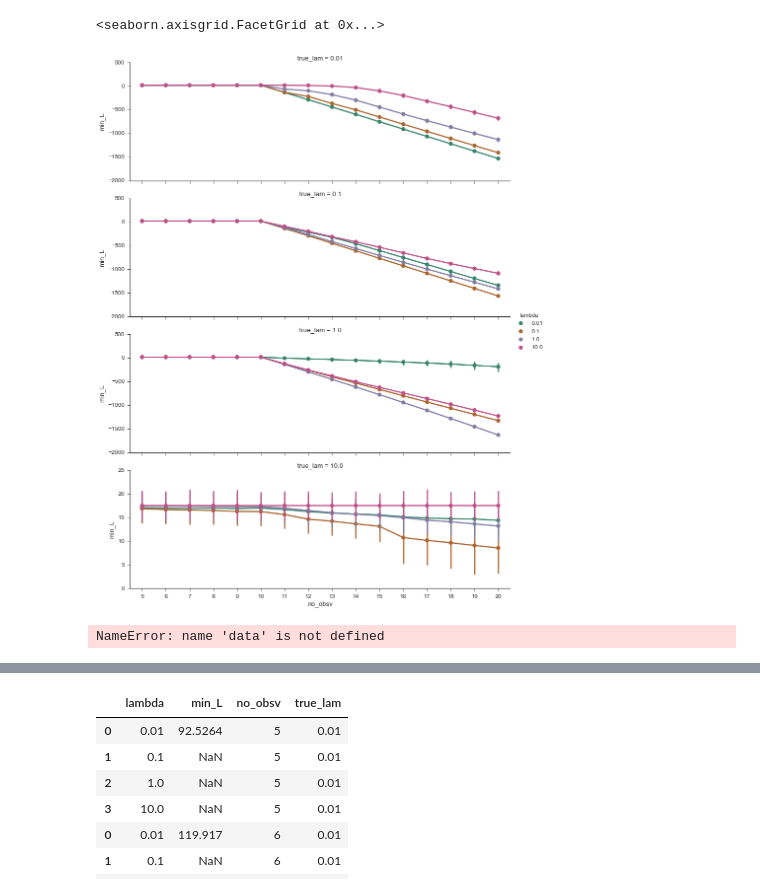
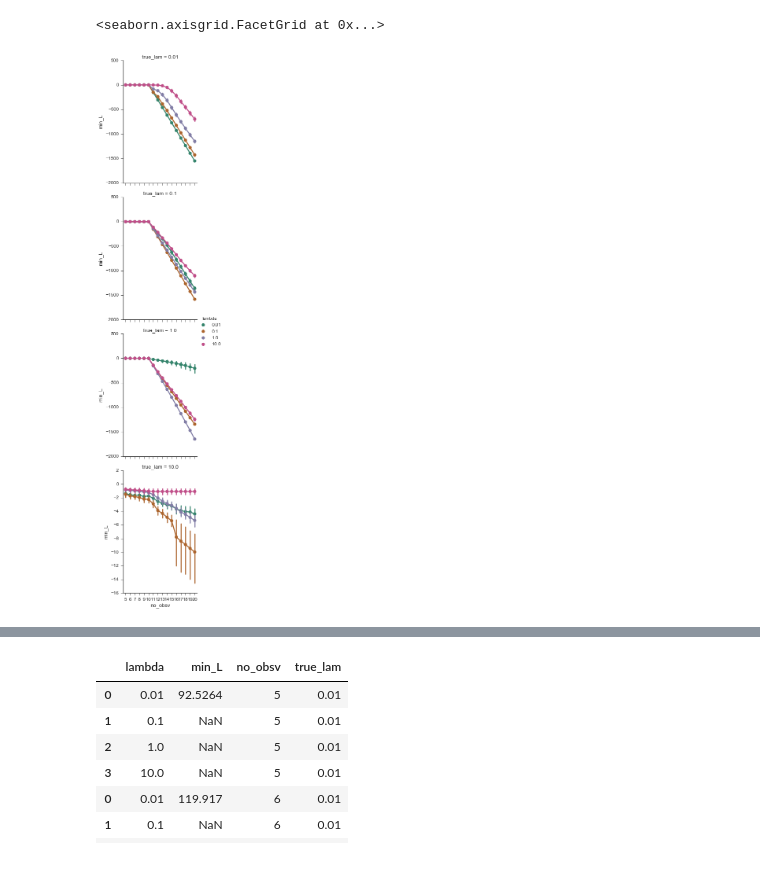
Before and after one commit to DesignInformaticsLab/EcoRacer2016, a Jupyter notebook: simulation_study/Likelihood_Plot_MAX_rosen30.ipynb, the cells around one changed output, grey strips where cells are left out. Drawn from its saved outputs; the diff is of its cells as text; code cells hidden in the pictures.

```diff
--- a/simulation_study/Likelihood_Plot_MAX_rosen30.ipynb
+++ b/simulation_study/Likelihood_Plot_MAX_rosen30.ipynb
@@ -184,9 +184,10 @@ def cuml_like(arr1, arr2):
 #     arr2=MinMaxScaler().fit_transform(arr2.astype(float).reshape(-1,1))
     if arr1.size!=arr2.size:
         raise Exception('must be equal-sized arrays arr1 and arr2')
-    new = np.zeros_like(arr1)
+    new = np.zeros(arr1.size+1)
     for n in range(new.size):
-        new[n] = arr1[:n+1].sum()+arr2[n+1:].sum()
+        new[n] = arr1[:n].sum()+arr2[n:].sum()
+    new[arr1.size] = arr1.sum()
     return new
 # %%
 file_address = 'solution_obj_name_rosenbrock-30dim_maxiter_100_repeat_30.pkl'
@@ -243,7 +244,7 @@ for lam_no in range(4):
     p = np.zeros((total_no_iters-2,n_trial))+0.0 # initialize
     solution_XX = np.dstack([i[lam_no][0][:total_no_iters,:].T for i in dat['solution']])
     E_true = np.array([[pdist(solution_XX[:,:i,j].T).min() for i in range(2,total_no_iters)] for j in range(n_trial)])
-    alpha = 10.0
+    alpha = 1.0
     for it, trial in enumerate(range(n_trial)):
         for n,tr in enumerate(range(2,total_no_iters)):
             true_set = solution_XX[:, :tr, trial].T
@@ -263,36 +264,32 @@ for lam_no in range(4):
         ## dat['solution'][true_lam, coor_or_ei, no_samples]
         solution_X = np.dstack([i[true_lam][0][:no_iters,:].T for i in dat['solution']])
         solution_y = np.dstack([i[true_lam][1][:no_iters] for i in dat['solution']])
 
         t_samp = range(2,no_iters)
 
         for j in range(4):  # the test-lambda
             mins = []  # for min-seeking statistics
             for trial in range(n_trial):
                 combined=cuml_like(p[:(no_iters-2),trial],l_ego[:,j,trial])
                 mins+=[np.min(combined)]
 
             mins_df[names[j]]=mins
         mins_df = pd.melt(mins_df, value_vars=names, var_name='lambda',value_name='min_L')
         mins_df['no_obsv']=no_iters
         all_df = pd.concat([all_df, mins_df])
     #         sns.swarmplot( data=mins, ax=ax)
         # plt.plot(t_samp,p)
 
 #     all_df = pd.melt(all_df, value_vars=names+['no_obsv'], var_name='lambda',value_name='mins')
     all_df['true_lam'] = names[lam_no]
 #     print all_df.head()
 
     df = pd.concat([df,all_df])
 #         sns.swarmplot(data=mins_df, x='lambda',y='mins', ax=ax)
 
 sns.factorplot(data=df, x='no_obsv', y='min_L', hue='lambda', row='true_lam',
-               kind='point', aspect=3, sharey=False)
+               kind='point', size = 5, aspect=0.8, sharey=False)
 # plt.tight_layout()
 # %% [output]
 <seaborn.axisgrid.FacetGrid at 0x...>
-[figure, old version]
+[figure, new version]
-# %%
-data.shape
-# %% [output]
-NameError: name 'data' is not defined
```
Also changed, not shown: parts of 1 cell of this notebook, 3 other files.
